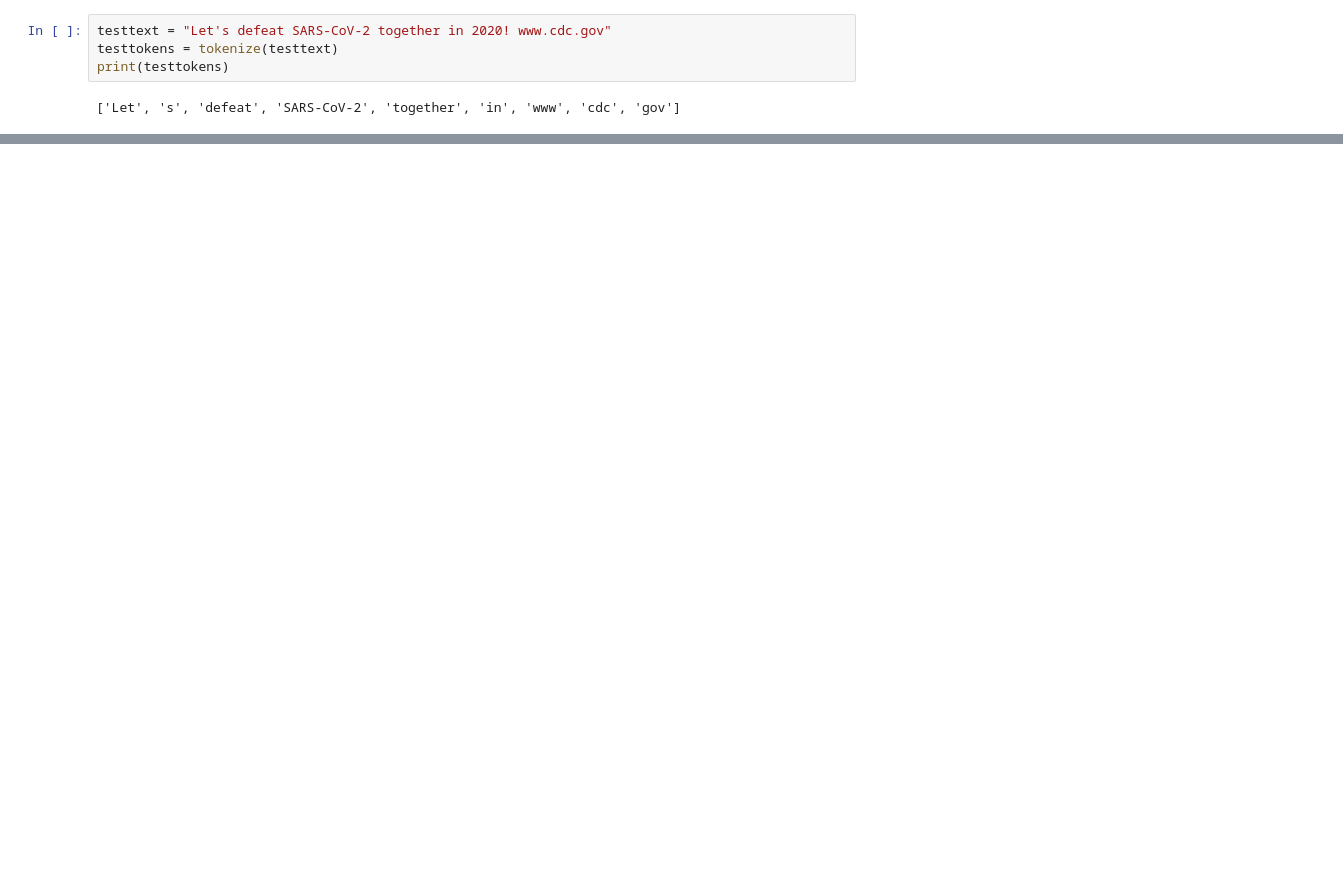
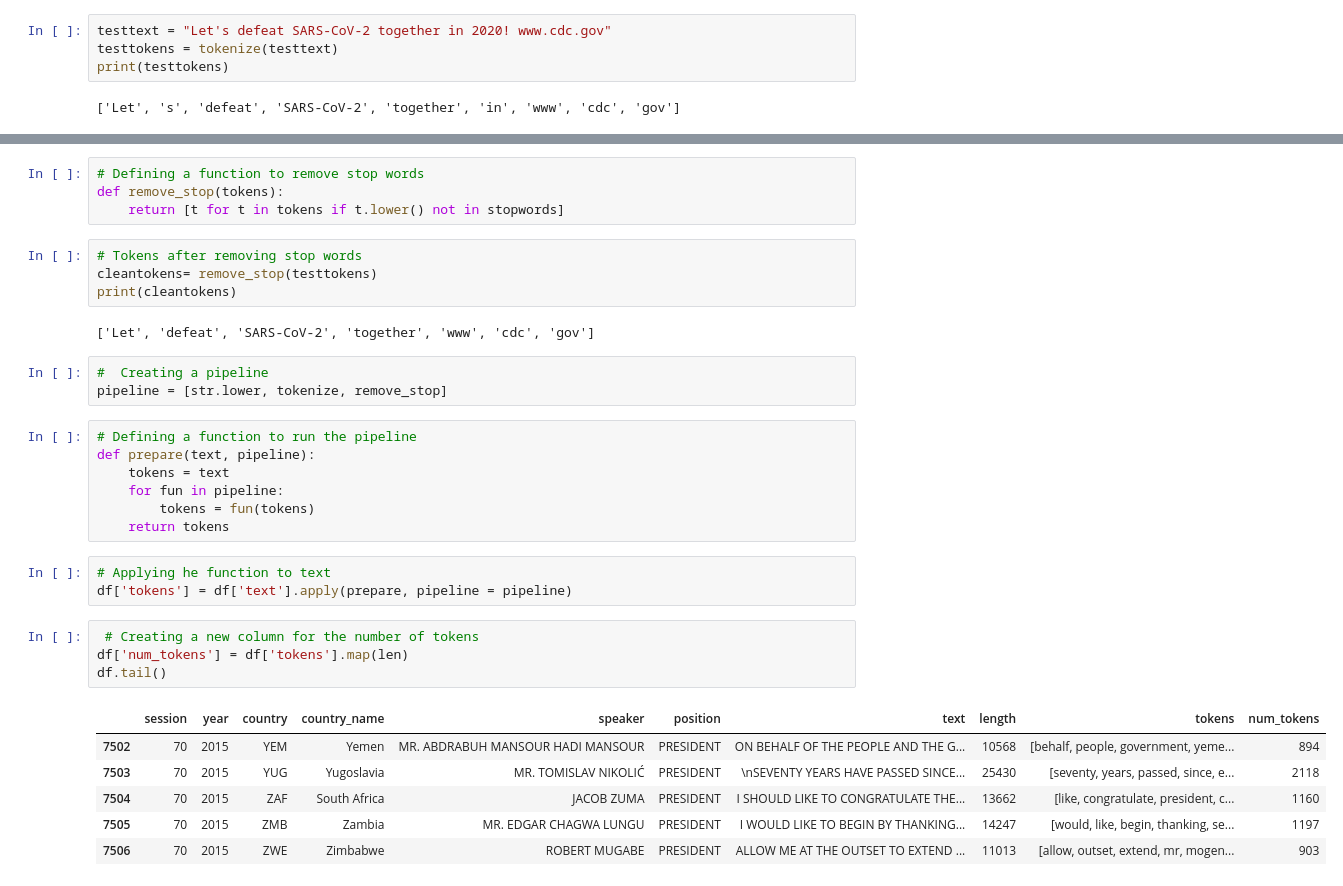
Before and after one commit to Sai-Mithravasu/text-based-analysis, a Jupyter notebook: ClassWork_2401.ipynb, the cells around one changed output, grey strips where cells are left out. Saved outputs shown, nothing was run; the diff lists cells and outputs as text; blank space fills up the shorter version.

```diff
--- a/ClassWork_2401.ipynb
+++ b/ClassWork_2401.ipynb
@@ -244,0 +216,34 @@ print(testtokens)
+# %%
+# Defining a function to remove stop words
+def remove_stop(tokens):
+    return [t for t in tokens if t.lower() not in stopwords]
+# %%
+# Tokens after removing stop words
+cleantokens= remove_stop(testtokens)
+print(cleantokens)
+# %% [output]
+['Let', 'defeat', 'SARS-CoV-2', 'together', 'www', 'cdc', 'gov']
+# %%
+#  Creating a pipeline
+pipeline = [str.lower, tokenize, remove_stop]
+# %%
+# Defining a function to run the pipeline
+def prepare(text, pipeline):
+    tokens = text
+    for fun in pipeline:
+        tokens = fun(tokens)
+    return tokens
+# %%
+# Applying he function to text
+df['tokens'] = df['text'].apply(prepare, pipeline = pipeline)
+# %%
+ # Creating a new column for the number of tokens
+df['num_tokens'] = df['tokens'].map(len)
+df.tail()
+# %% [output]
+|  | session | year | country | country_name | speaker | position | text | length | tokens | num_tokens |
+| 7502 | 70 | 2015 | YEM | Yemen | MR. ABDRABUH MANSOUR HADI MANSOUR | PRESIDENT | ON BEHALF OF THE PEOPLE AND THE G... | 10568 | [behalf, people, government, yeme... | 894 |
+| 7503 | 70 | 2015 | YUG | Yugoslavia | MR. TOMISLAV NIKOLIĆ | PRESIDENT | \nSEVENTY YEARS HAVE PASSED SINCE... | 25430 | [seventy, years, passed, since, e... | 2118 |
+| 7504 | 70 | 2015 | ZAF | South Africa | JACOB ZUMA | PRESIDENT | I SHOULD LIKE TO CONGRATULATE THE... | 13662 | [like, congratulate, president, c... | 1160 |
+| 7505 | 70 | 2015 | ZMB | Zambia | MR. EDGAR CHAGWA LUNGU | PRESIDENT | I WOULD LIKE TO BEGIN BY THANKING... | 14247 | [would, like, begin, thanking, se... | 1197 |
+| 7506 | 70 | 2015 | ZWE | Zimbabwe | ROBERT MUGABE | PRESIDENT | ALLOW ME AT THE OUTSET TO EXTEND ... | 11013 | [allow, outset, extend, mr, mogen... | 903 |
```
Also changed, not shown: parts of 31 cells of this notebook.
